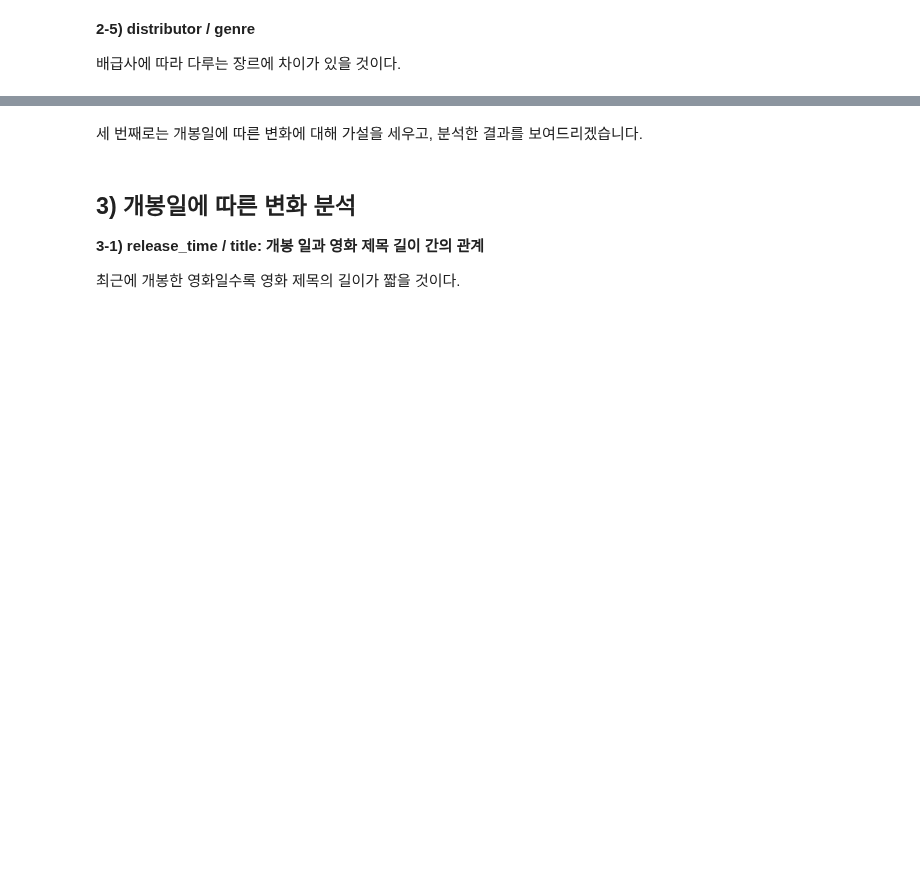
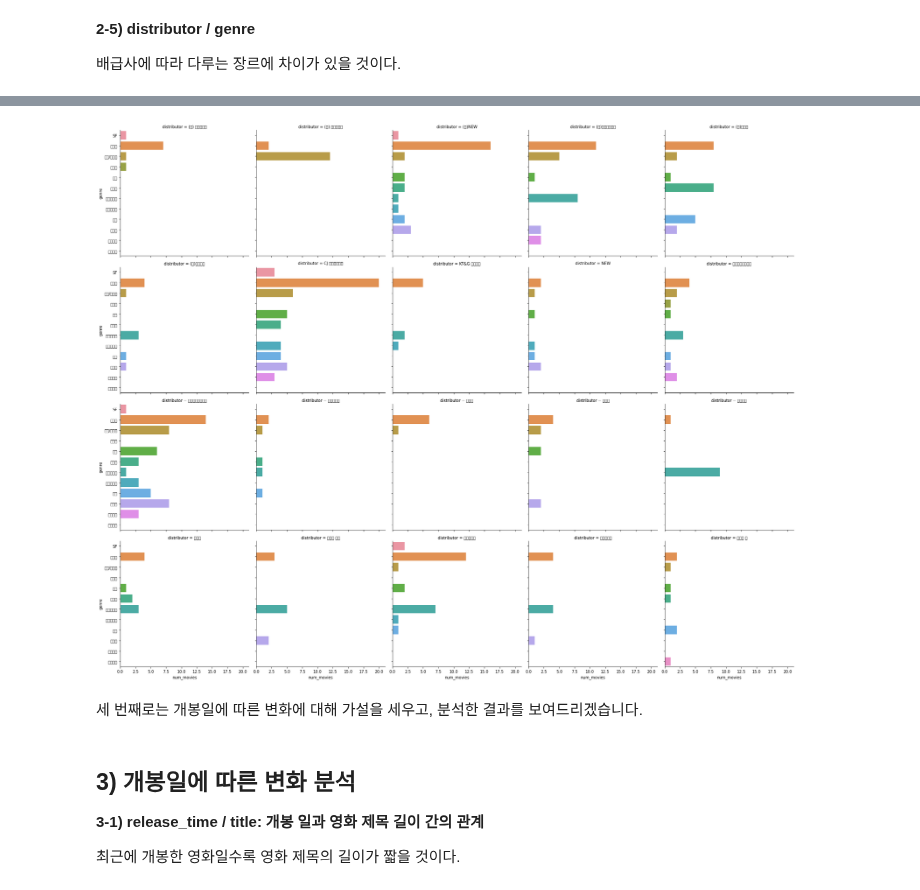
Before and after one commit to nyoons/ESAA, a Jupyter notebook: movies_train_YB_2조.ipynb, the cells around one changed output, grey strips where cells are left out. Cells and saved outputs as stored; diff of their text form; code cells hidden in the pictures; blank space fills up the shorter version.

```diff
--- a/movies_train_YB_2조.ipynb
+++ b/movies_train_YB_2조.ipynb
@@ -322,3 +324,18 @@ axes=sns.scatterplot(x='genre', y='distributor', data=movies, alpha=0.3)
+# %%
+#영화 제작 경험이 적은 배급사는 분석할 의미가 없다.
+#많이 제작해 본 제작사 20개만 골라 분석한다.
+
+distributor_20 = movies['distributor'].value_counts().head(20)
+
+movies2_5 = movies.groupby(['distributor', 'genre'])['title'].count().reset_index()
+movies2_5.columns = ['distributor', 'genre', 'num_movies']
+
+movies_dist = movies2_5[movies2_5['distributor'].isin(distributor_20.index)].copy()
+
+ax = sns.catplot(data=movies_dist, x='num_movies', y='genre',
+            kind='bar', col='distributor', col_wrap=5)
+# %% [output]
+[figure, added]
 # %% [markdown]
 세 번째로는 개봉일에 따른 변화에 대해 가설을 세우고, 분석한 결과를 보여드리겠습니다.
 # %% [markdown]
```
Also changed, not shown: parts of 2 cells of this notebook.
